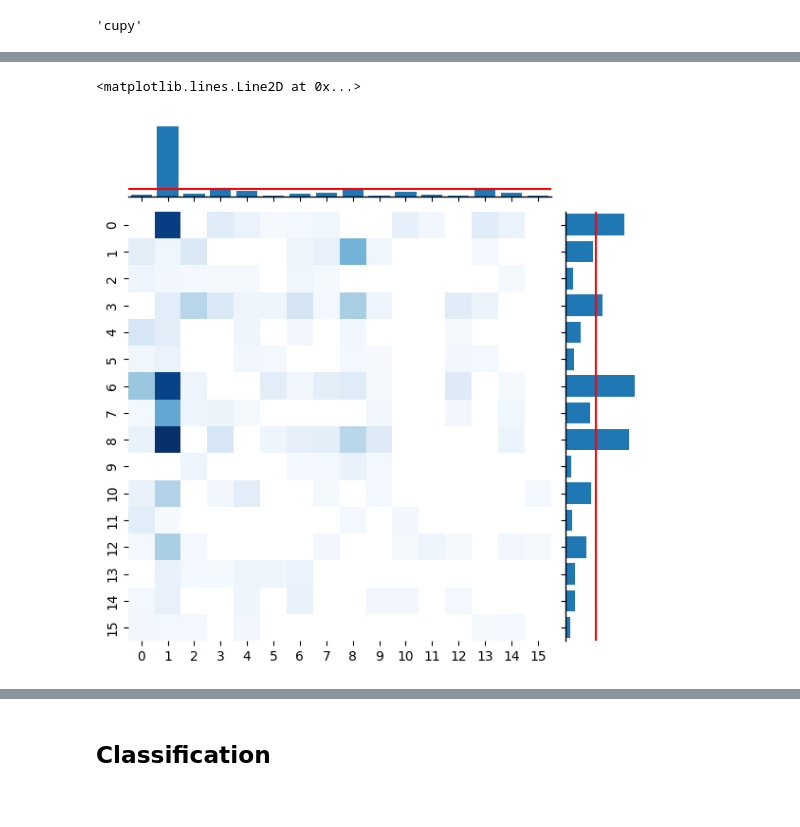
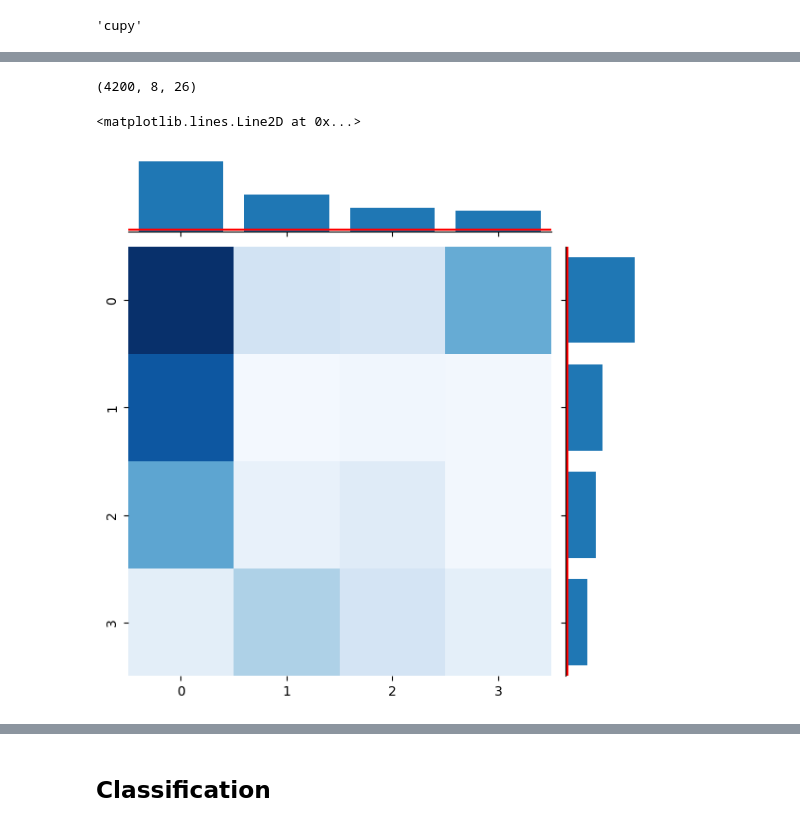
Before and after one commit to arnevdk/bttda, a Jupyter notebook: notebooks/hoda.ipynb, the cells around one changed output, grey strips where cells are left out. Cells and saved outputs as stored; diff of their text form; code cells hidden in the pictures.

```diff
--- a/notebooks/hoda.ipynb
+++ b/notebooks/hoda.ipynb
@@ -8,16 +8,16 @@ tl.get_backend()
 from moabb.paradigms import P300
 from moabb.datasets import *
 
-tmin = 0
+tmin = 0.0
 tmax=0.8
 fmin=0.5
 fmax = 16
 sfreq = 32
 
 paradigm = P300(resample=sfreq, tmin=tmin, tmax=tmax, fmin=fmin, fmax=fmax)
-dataset = BNCI2014009()
+dataset = BNCI2014008()
 epochs, labels, meta = paradigm.get_data(dataset=dataset,
-                                         subjects=[1],
+                                         subjects=[3],
                                          return_epochs=True)
 #idc = meta['session'] == 'session_2'
 #epochs = epochs[idc]
@@ -61,7 +55,7 @@ from hoda.gpu_opt import center, ledoit_wolf_shrinkage, combine_pvalues
 hoda = HODA(
             rank=None,
             max_iter=128,
-            tol=1e-12,
+            tol=1e-16,
             init ='svd',
             shrinkage='lw',
             toeplitz=None,
@@ -70,11 +64,10 @@ hoda = HODA(
             solver='lanczos',
             keep_train_info=True,
             verbose=True,
-            prune=False,
-            orth_inv=True
+            prune=True,
         )
 
-hoda.fit(X,y)
+%lprun -f f_multiway hoda.fit(X,y)
 # %% [output]
 Initializing factors...
 Fitting discriminative Tucker model...
@@ -187,23 +215,2 @@ for k in range(2):
 # %%
 Xt = hoda.transform(X)
-# %%
-from hoda.hoda import f_oneway
-from hoda.gpu_opt import combine_pvalues
-import matplotlib
-
-matplotlib.rcParams['axes.linewidth'] = 1
-F, p = f_oneway(Xt,y)
-
-Xsq_sp,p_sp = combine_pvalues(p, axis=(1,), method="fisher")
-Xsq_tmp, p_tmp = combine_pvalues(p, axis=(0,), method="fisher")
-
-
-F = tl.to_numpy(F)
-p = tl.to_numpy(p)
-Xsq_sp = tl.to_numpy(Xsq_sp)
-Xsq_tmp = tl.to_numpy(Xsq_tmp)
-
-g = sns.JointGrid()
-sns.heatmap(F, vmin=0, ax=g.ax_joint, cbar=False, mask=p>0.05, cmap='Blues')
-g.ax_marg_x.bar(np.arange(p.shape[1]) + 0.5, Xsq_tmp)
-g.ax_marg_y.barh(np.arange(p.shape[0]) + 0.5, Xsq_sp)
@@ -213,28 +217,33 @@ g.ax_marg_y.barh(np.arange(p.shape[0]) + 0.5, Xsq_sp)
+# %%
+X.shape
+# %% [output]
+(4200, 8, 26)
 # %%
 from hoda.hoda import f_multiway
 
-snr = f_multiway(X,y)
+snr,p = f_multiway(X,y)
 F, p = f_oneway(Xt,y)
 F = tl.to_numpy(F)
 p = tl.to_numpy(p)
 
 F_sp = []
 for r in range(Xt.shape[1]):
-    F_sp.append(f_multiway(Xt[:,r,:],y))
+    F_sp.append(f_multiway(Xt[:,r,:],y)[0])
+
 
 F_tmp = []
 for r in range(Xt.shape[2]):
-    F_tmp.append(f_multiway(Xt[:,:,r],y))
+    F_tmp.append(f_multiway(Xt[:,:,r],y)[0])
 
 g = sns.JointGrid()
 sns.heatmap(F, vmin=0, ax=g.ax_joint, mask=p>0.05,cbar=False, cmap='Blues')
 g.ax_marg_x.bar(np.arange(p.shape[1]) + 0.5, F_tmp)
 g.ax_marg_y.barh(np.arange(p.shape[0]) + 0.5, F_sp)
 g.ax_marg_x.axhline(snr, color='red')
 g.ax_marg_y.axvline(snr, color='red')
 # %% [output]
 <matplotlib.lines.Line2D at 0x...>
-[figure, old version]
+[figure, new version]
 # %%
 from sklearn.manifold import TSNE
 import math
```
Also changed, not shown: parts of 14 cells of this notebook, 3 other files.
